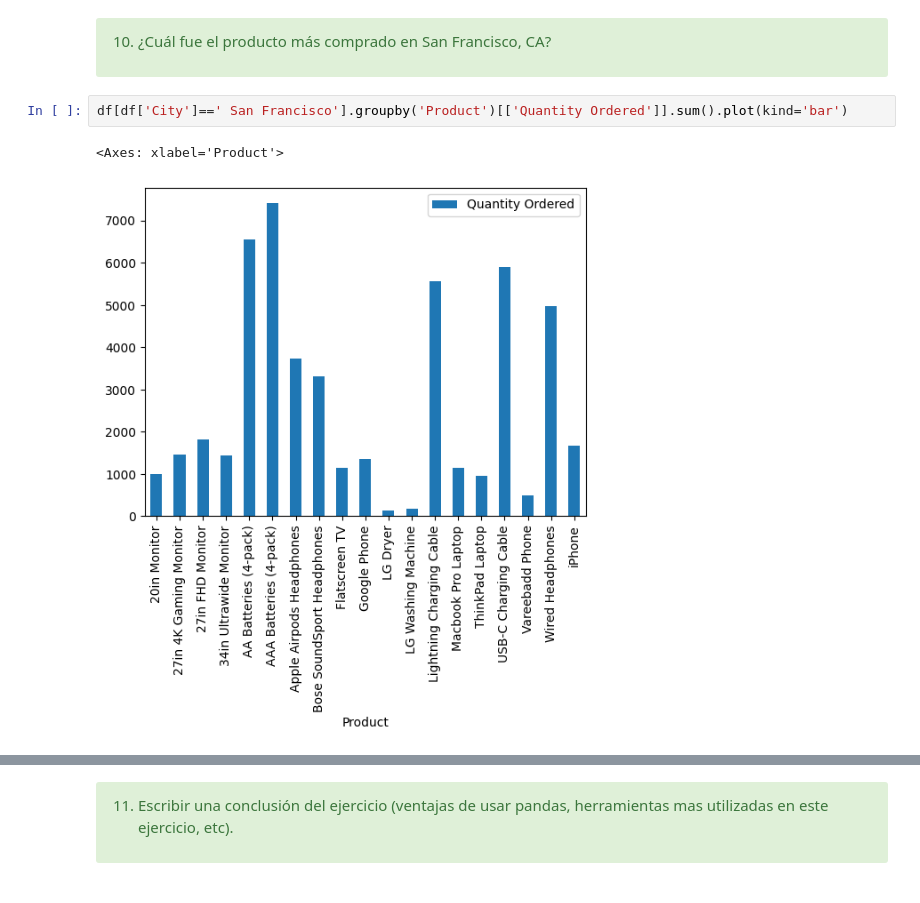
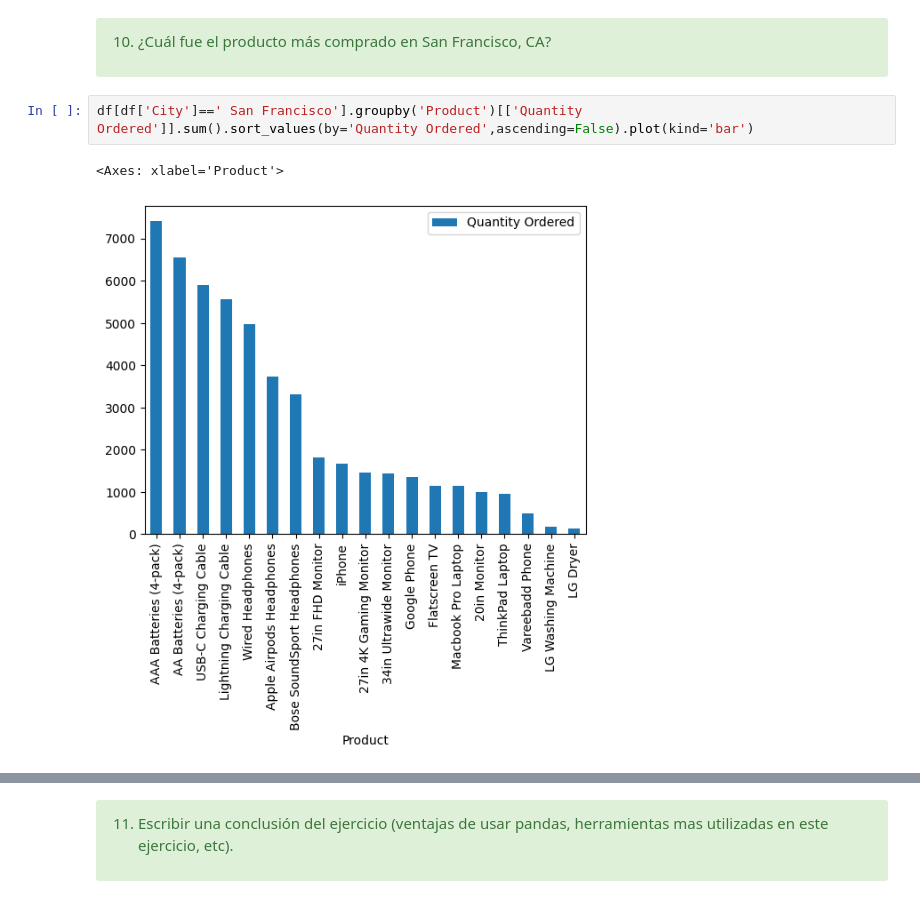
Before and after one commit to depresionTropical/data-science-class, a Jupyter notebook: CD_10_Pandas-GLOB/CD_10_Caso-TiendaOnline.ipynb, the cells around one changed output, grey strips where cells are left out. Cells and saved outputs as stored; diff of their text form.

```diff
--- a/CD_10_Pandas-GLOB/CD_10_Caso-TiendaOnline.ipynb
+++ b/CD_10_Pandas-GLOB/CD_10_Caso-TiendaOnline.ipynb
@@ -276,7 +366,7 @@ df.groupby(df.index.month_name())[['Sales']].sum().sort_values(by='Sales',ascend
 
 </div>
 # %%
-df[df['City']==' San Francisco'].groupby('Product')[['Quantity Ordered']].sum().plot(kind='bar')
+df[df['City']==' San Francisco'].groupby('Product')[['Quantity Ordered']].sum().sort_values(by='Quantity Ordered',ascending=False).plot(kind='bar')
 # %% [output]
 <Axes: xlabel='Product'>
-[figure, old version]
+[figure, new version]
```
Also changed, not shown: parts of 17 cells of this notebook, 13 other files.
